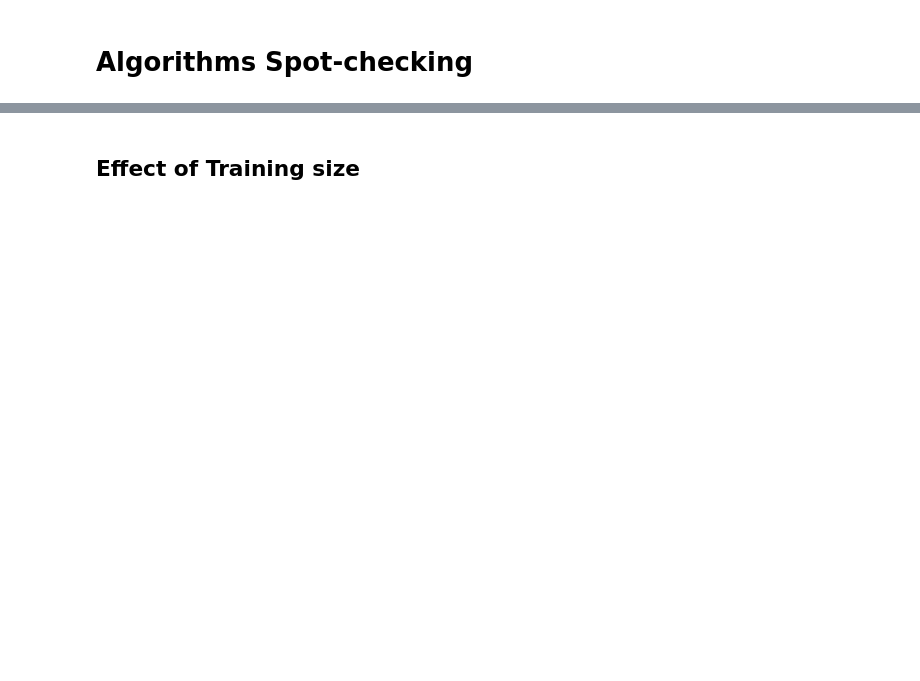
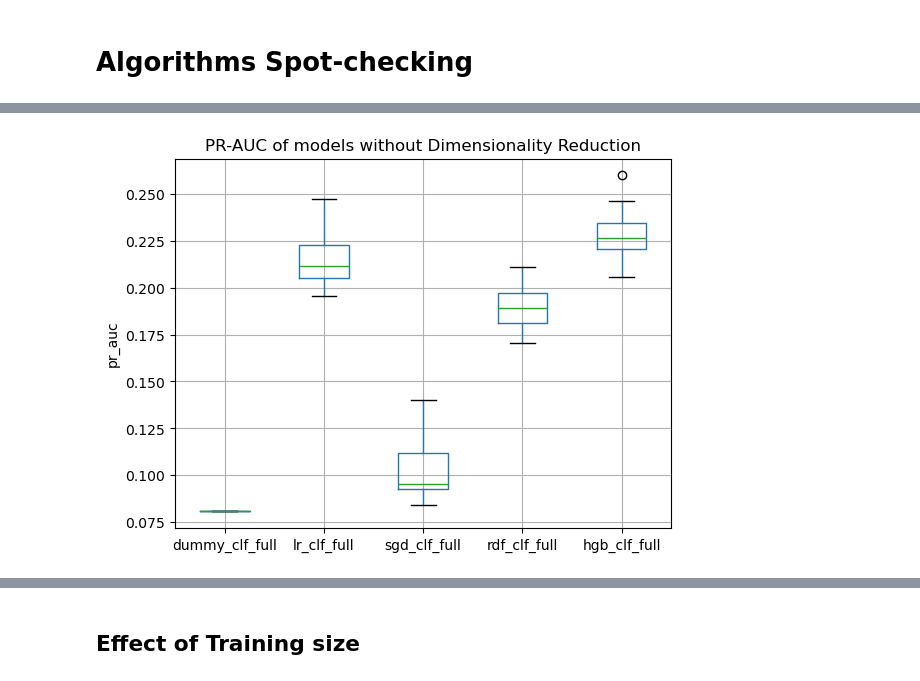
Before and after one commit to Yeshua235/loanguard, a Jupyter notebook: notebooks/model_selection.ipynb, the cells around one changed output, grey strips where cells are left out. Saved outputs shown, nothing was run; the diff lists cells and outputs as text; code cells hidden in the pictures; blank space fills up the shorter version.

```diff
--- a/notebooks/model_selection.ipynb
+++ b/notebooks/model_selection.ipynb
@@ -127,0 +157,7 @@ Pipeline(steps=[('columntransformer',
+# %%
+cross_val_scores_plot(model_scores_full, model_names_full, choice_column='pr_auc')
+plt.title('PR-AUC of models without Dimensionality Reduction')
+plt.savefig(f"{model_selection_fig_dir}/full-cv-pr-auc.png")
+plt.show()
+# %% [output]
+[figure, added]
```
Also changed, not shown: parts of 43 cells of this notebook, 13 other files.
